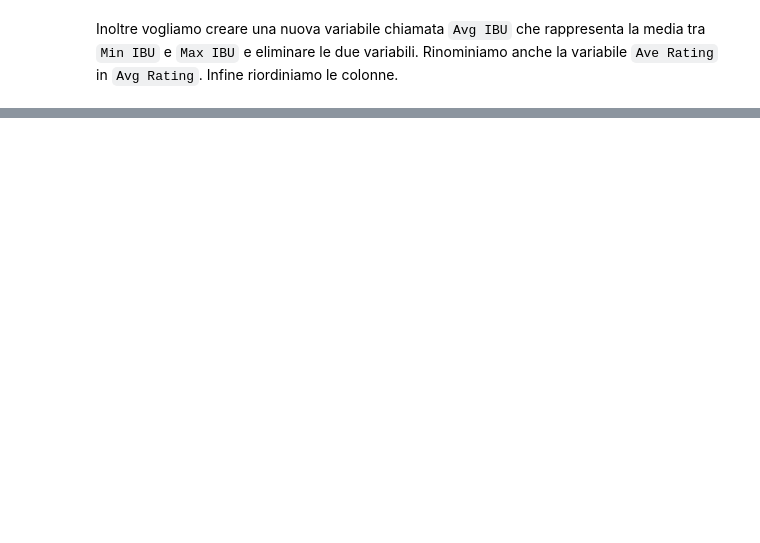
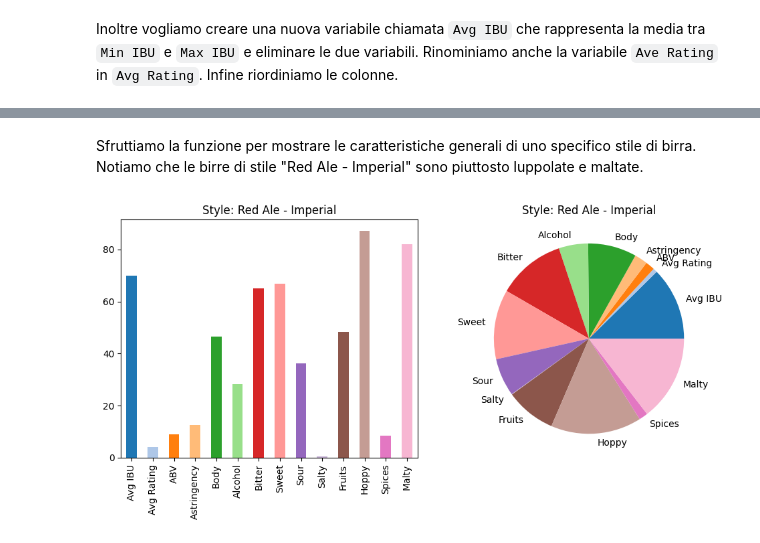
Before and after one commit to ThePaglia/Beer-Recommendator, a Jupyter notebook: BeerWizard.ipynb, the cells around one changed output, grey strips where cells are left out. Cells and saved outputs as stored; diff of their text form; code cells hidden in the pictures; blank space fills up the shorter version.

```diff
--- a/BeerWizard.ipynb
+++ b/BeerWizard.ipynb
@@ -89,0 +219,26 @@ TODO: aggiungere descrizione del dataset
+# %%
+def plot_characteristics(filter_type, filter_value):
+    if filter_type not in ["Style", "Name"]:
+        print("Invalid filter type. Please choose 'Style' or 'Name'.")
+        return
+    filtered_data = beer[beer[filter_type] == filter_value]
+    filtered_data = filtered_data.drop(columns=["Name", "Style"])
+    filtered_data = filtered_data.mean()
+
+    fig, axs = plt.subplots(1, 2, figsize=(10, 5))
+
+    cmap = plt.get_cmap("tab20")
+    colors = cmap(np.arange(len(filtered_data)))
+
+    filtered_data.plot(kind="bar", title=filter_type + ": " + filter_value, ax=axs[0], color=colors)
+    filtered_data.plot(kind="pie", title=filter_type + ": " + filter_value, ax=axs[1], colors=colors)
+
+    plt.tight_layout()
+    plt.show()
+# %% [markdown]
+Sfruttiamo la funzione per mostrare le caratteristiche generali di uno specifico stile di birra. \
+Notiamo che le birre di stile "Red Ale - Imperial" sono piuttosto luppolate e maltate.
+# %%
+plot_characteristics("Style", "Red Ale - Imperial")
+# %% [output]
+[figure, added]
```
Also changed, not shown: parts of 40 cells of this notebook.
